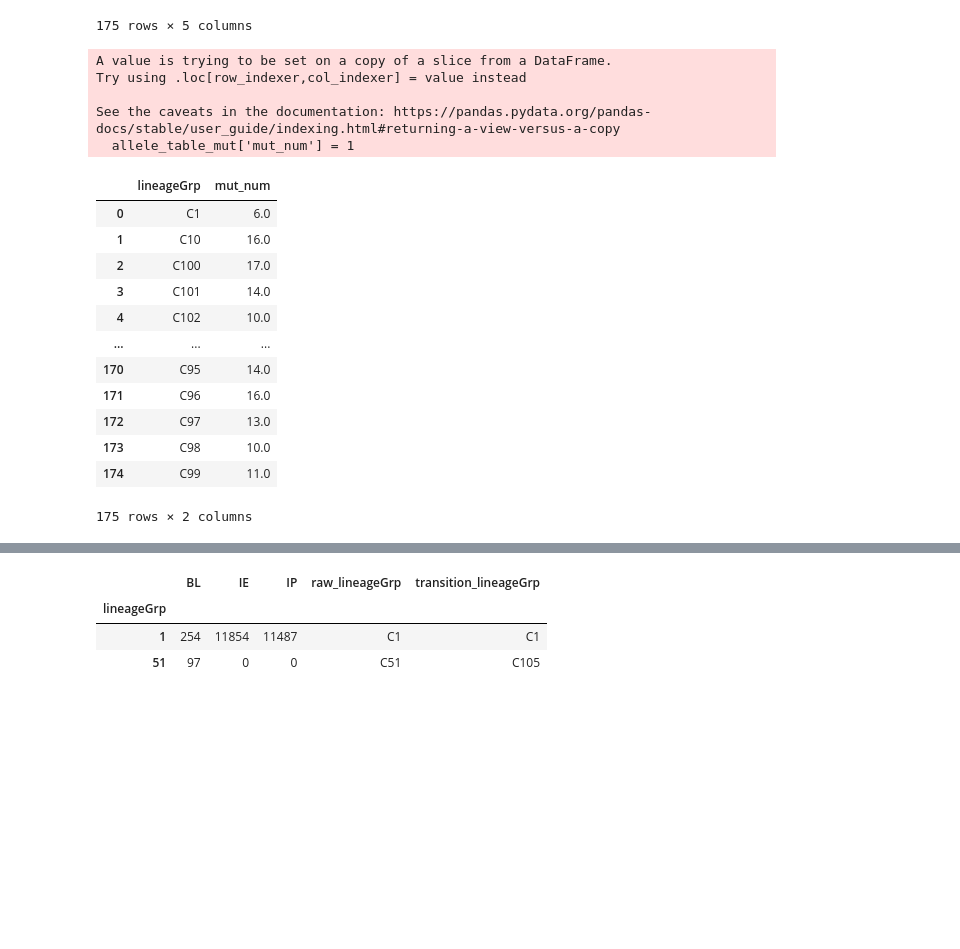
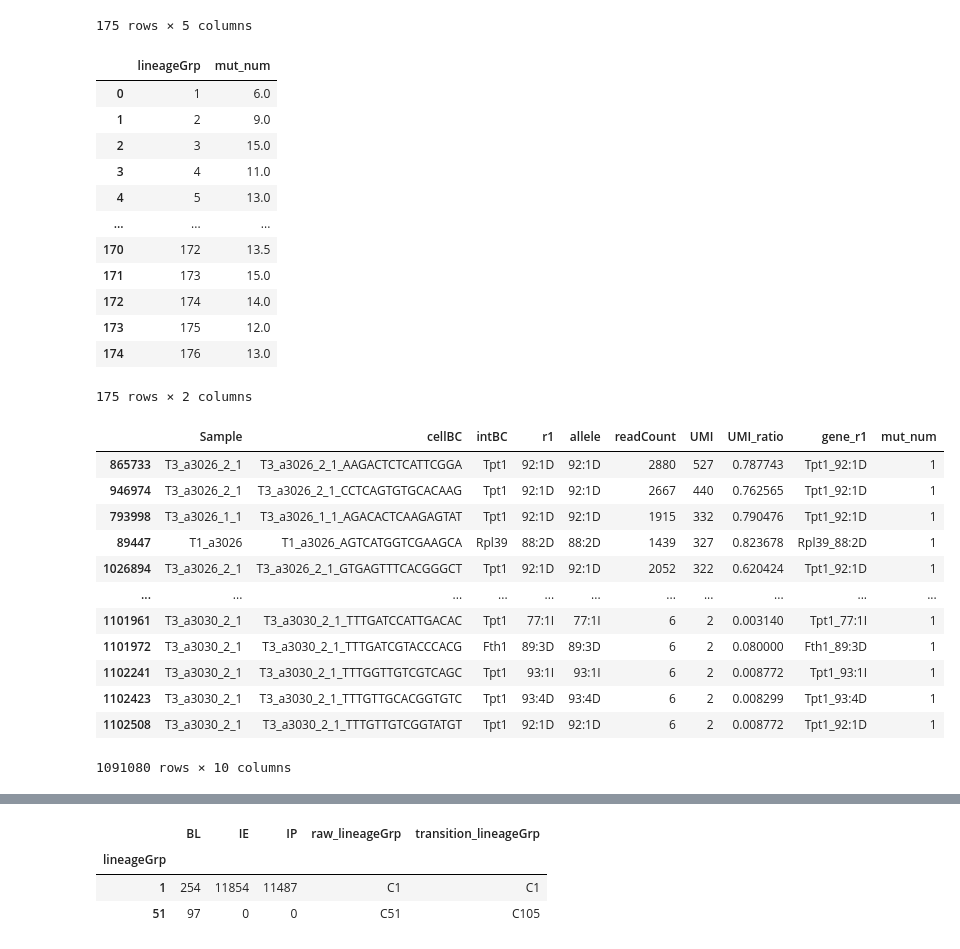
Before and after one commit to liangzhenhou/eTRACER, a Jupyter notebook: LineageTracing/scRNA/step02_clone_detection_and_plot_clonal_dynamics.ipynb, the cells around one changed output, grey strips where cells are left out. Cells and saved outputs as stored; diff of their text form; code cells hidden in the pictures; blank space fills up the shorter version.

```diff
--- a/LineageTracing/scRNA/step02_clone_detection_and_plot_clonal_dynamics.ipynb
+++ b/LineageTracing/scRNA/step02_clone_detection_and_plot_clonal_dynamics.ipynb
@@ -926,14 +926,14 @@ pivot_df
 | 143 | 28 | 0 | 0 | C143 | C175 |
 175 rows × 5 columns
 # %%
-allele_table_a3026 = pd.read_csv('/syn1/liangzhen/jinhua_jilab_project/result/DNA_Amplicon/trees/a3026_allele_table.new.csv',header=0,index_col=0,na_filter=False)
-allele_table_a3028 = pd.read_csv('/syn1/liangzhen/jinhua_jilab_project/result/DNA_Amplicon/trees/a3028_allele_table.new.csv',header=0,index_col=0,na_filter=False)
-allele_table_a3030 = pd.read_csv('/syn1/liangzhen/jinhua_jilab_project/result/DNA_Amplicon/trees/a3030_allele_table.new.csv',header=0,index_col=0,na_filter=False)
+allele_table_a3026 = pd.read_csv('/syn1/liangzhen/jinhua_jilab_project/result/DNA_Amplicon/trees/a3026_allele_table_raw.csv',header=0,index_col=0,na_filter=False)
+allele_table_a3028 = pd.read_csv('/syn1/liangzhen/jinhua_jilab_project/result/DNA_Amplicon/trees/a3028_allele_table_raw.csv',header=0,index_col=0,na_filter=False)
+allele_table_a3030 = pd.read_csv('/syn1/liangzhen/jinhua_jilab_project/result/DNA_Amplicon/trees/a3030_allele_table_raw.csv',header=0,index_col=0,na_filter=False)
 allele_table = pd.concat([allele_table_a3026,allele_table_a3028,allele_table_a3030],axis=0)
 gene_names = ['Acta1', 'Hsp90b1','Calr','Cfl1','Myl6','Rpl39','Calm2','Fth1','Hsp90ab1','Tpt1','Slc25a3','Lgals1','Btf3','Hint1','Calm1']
 allele_table['gene_r1'] = allele_table['intBC'] + '_' + allele_table['r1']
 allele_table_mut = allele_table[allele_table['r1']!='None']
-
+allele_table_mut = pd.merge(allele_table_mut,cell_lineage,on=['cellBC'],how='inner')
 allele_table_mut['mut_num'] = 1
 mutation_number = allele_table_mut.groupby(['lineageGrp','cellBC'])['mut_num'].sum().reset_index()
 mutation_number['sample'] = [ '_'.join(cellBC.split('_')[0:len(cellBC.split('_'))-1]) for cellBC in mutation_number['cellBC'] ]
@@ -942,24 +942,35 @@ mutation_number['time'] = [ cellBC.split('_')[0] for cellBC in mutation_number['
 clone_mutation_number = mutation_number.groupby(['lineageGrp'])['mut_num'].median().reset_index()
 clone_mutation_number
 # %% [output]
+|  | lineageGrp | mut_num |
+| 0 | 1 | 6.0 |
+| 1 | 2 | 9.0 |
+| 2 | 3 | 15.0 |
+| 3 | 4 | 11.0 |
+| 4 | 5 | 13.0 |
+| ... | ... | ... |
+| 170 | 172 | 13.5 |
+| 171 | 173 | 15.0 |
+| 172 | 174 | 14.0 |
+| 173 | 175 | 12.0 |
+| 174 | 176 | 13.0 |
-A value is trying to be set on a copy of a slice from a DataFrame.
-Try using .loc[row_indexer,col_indexer] = value instead
-
-See the caveats in the documentation: https://pandas.pydata.org/pandas-docs/stable/user_guide/indexing.html#returning-a-view-versus-a-copy
-  allele_table_mut['mut_num'] = 1
+175 rows × 2 columns
-|  | lineageGrp | mut_num |
-| 0 | C1 | 6.0 |
-| 1 | C10 | 16.0 |
-| 2 | C100 | 17.0 |
-| 3 | C101 | 14.0 |
-| 4 | C102 | 10.0 |
-| ... | ... | ... |
-| 170 | C95 | 14.0 |
-| 171 | C96 | 16.0 |
-| 172 | C97 | 13.0 |
-| 173 | C98 | 10.0 |
-| 174 | C99 | 11.0 |
-175 rows × 2 columns
+# %%
+allele_table_mut
+# %% [output]
+|  | Sample | cellBC | intBC | r1 | allele | readCount | UMI | UMI_ratio | gene_r1 | mut_num |
+| 865733 | T3_a3026_2_1 | T3_a3026_2_1_AAGACTCTCATTCGGA | Tpt1 | 92:1D | 92:1D | 2880 | 527 | 0.787743 | Tpt1_92:1D | 1 |
+| 946974 | T3_a3026_2_1 | T3_a3026_2_1_CCTCAGTGTGCACAAG | Tpt1 | 92:1D | 92:1D | 2667 | 440 | 0.762565 | Tpt1_92:1D | 1 |
+| 793998 | T3_a3026_1_1 | T3_a3026_1_1_AGACACTCAAGAGTAT | Tpt1 | 92:1D | 92:1D | 1915 | 332 | 0.790476 | Tpt1_92:1D | 1 |
+| 89447 | T1_a3026 | T1_a3026_AGTCATGGTCGAAGCA | Rpl39 | 88:2D | 88:2D | 1439 | 327 | 0.823678 | Rpl39_88:2D | 1 |
+| 1026894 | T3_a3026_2_1 | T3_a3026_2_1_GTGAGTTTCACGGGCT | Tpt1 | 92:1D | 92:1D | 2052 | 322 | 0.620424 | Tpt1_92:1D | 1 |
+| ... | ... | ... | ... | ... | ... | ... | ... | ... | ... | ... |
+| 1101961 | T3_a3030_2_1 | T3_a3030_2_1_TTTGATCCATTGACAC | Tpt1 | 77:1I | 77:1I | 6 | 2 | 0.003140 | Tpt1_77:1I | 1 |
+| 1101972 | T3_a3030_2_1 | T3_a3030_2_1_TTTGATCGTACCCACG | Fth1 | 89:3D | 89:3D | 6 | 2 | 0.080000 | Fth1_89:3D | 1 |
+| 1102241 | T3_a3030_2_1 | T3_a3030_2_1_TTTGGTTGTCGTCAGC | Tpt1 | 93:1I | 93:1I | 6 | 2 | 0.008772 | Tpt1_93:1I | 1 |
+| 1102423 | T3_a3030_2_1 | T3_a3030_2_1_TTTGTTGCACGGTGTC | Tpt1 | 93:4D | 93:4D | 6 | 2 | 0.008299 | Tpt1_93:4D | 1 |
+| 1102508 | T3_a3030_2_1 | T3_a3030_2_1_TTTGTTGTCGGTATGT | Tpt1 | 92:1D | 92:1D | 6 | 2 | 0.008772 | Tpt1_92:1D | 1 |
+1091080 rows × 10 columns
 # %%
 clone_mutation_number[clone_mutation_number['mut_num']<10]
 # %% [output]
```
Also changed, not shown: parts of 1 cell of this notebook.
